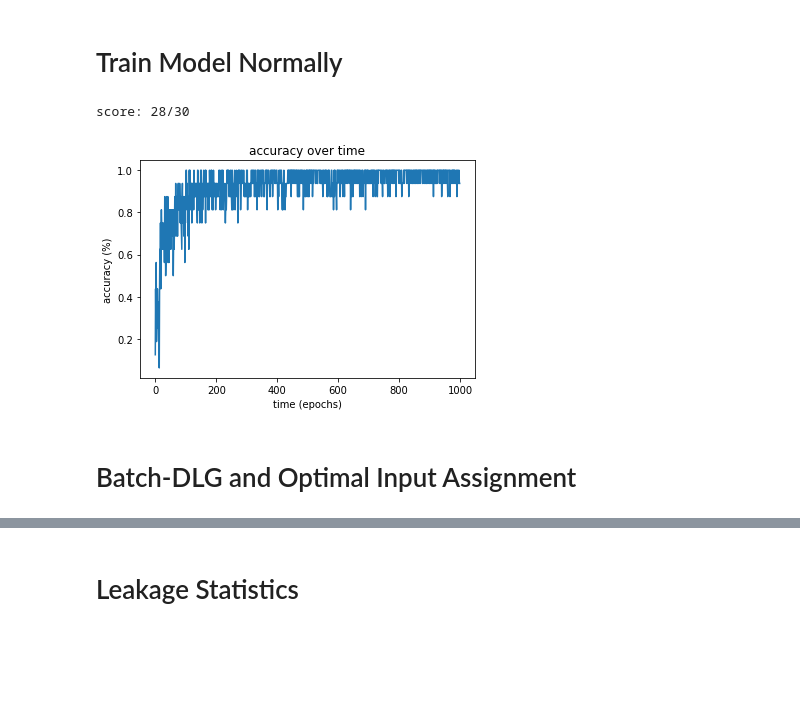
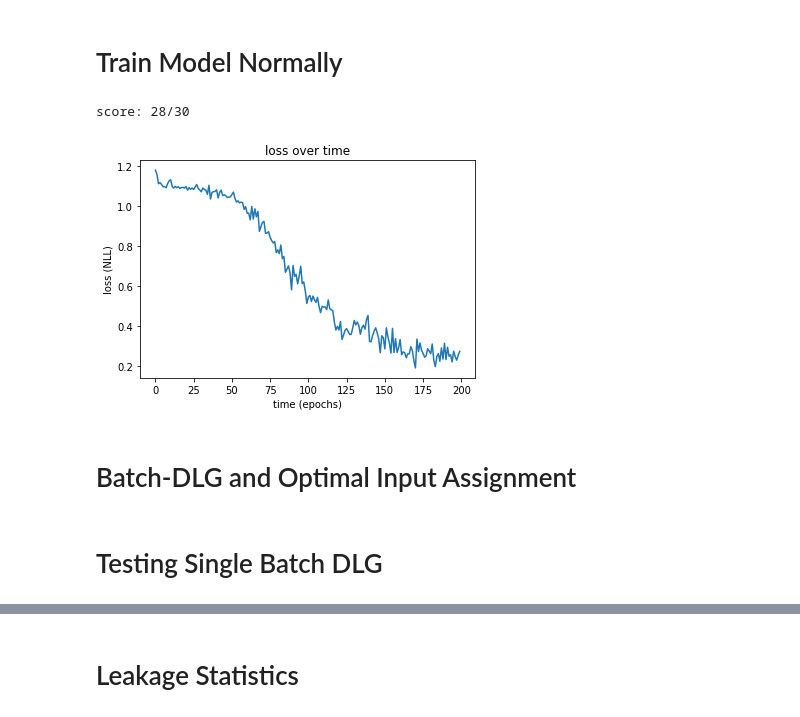
Before and after one commit to mgozon/DLG-UROP, a Jupyter notebook: Batch_DLG_Evolution_Iris_Dataset.ipynb, the cells around one changed output, grey strips where cells are left out. Cells and saved outputs as stored; diff of their text form; code cells hidden in the pictures; blank space fills up the shorter version.

```diff
--- a/Batch_DLG_Evolution_Iris_Dataset.ipynb
+++ b/Batch_DLG_Evolution_Iris_Dataset.ipynb
@@ -54,11 +54,5 @@ def cross_entropy_for_onehot(pred, target):
 # %%
-# a random fully connected neural network with random weights and biases
-def weights_init(m):
-    if hasattr(m, "weight"):
-        m.weight.data.uniform_(-0.5, 0.5)
-    if hasattr(m, "bias"):
-        m.bias.data.uniform_(-0.5, 0.5)
-
+# a fully connected neural network with random weights and biases
 class FcNet(nn.Module):
     def __init__(self):
         super(FcNet, self).__init__()
@@ -71,16 +65,21 @@ class FcNet(nn.Module):
             nn.Linear(100, 100),
             act(),
             nn.Linear(100, 3),
-            act(),
+            nn.Softmax(dim=1),
         )
 
     def forward(self, x):
         out = self.body(x)
-        out = out.view(out.size(0), -1)
         return out
 
+def weights_init(m):
+    if hasattr(m, "weight"):
+        nn.init.xavier_normal_(m.weight.data)
+    if hasattr(m, "bias"):
+        nn.init.normal_(m.bias.data)
+
+# instantiation
 net = FcNet().to(device)
-
 net.apply(weights_init)
 criterion = cross_entropy_for_onehot
 # %% [markdown]
@@ -90,17 +89,14 @@ criterion = cross_entropy_for_onehot
 from sklearn.datasets import load_iris
 dst = load_iris()
 dst_length = dst.data.shape[0]
+scaler = StandardScaler()
+scaled_data = scaler.fit_transform(dst.data)
 
 train_indices, test_indices = random_split(range(dst_length), [int(dst_length*4/5), int(dst_length*1/5)])
 train_indices = train_indices.indices
 test_indices = test_indices.indices
-train_data = dst.data[train_indices]; train_target = dst.target[train_indices]
-test_data = dst.data[test_indices]; test_target = dst.target[test_indices]
-
-# useful in making a more accurate model
-scaler = StandardScaler()
-train_data = scaler.fit_transform(train_data)
-test_data = scaler.fit_transform(test_data)
+train_data = scaled_data[train_indices]; train_target = dst.target[train_indices]
+test_data = scaled_data[test_indices]; test_target = dst.target[test_indices]
 # %% [markdown]
 # Train Model Normally
 # %%
@@ -178,19 +163,18 @@ def train_net_LBFGS(train_data, train_target, batch_size = 16, epochs = 100):
 # %%
 # note that parameters batch_size and epochs are tuned to yield a more accurate model
 net.apply(weights_init)
-batch_size = 16
-epochs = 1000
-verbose = False
-accuracies = train_net_Adam(train_data, train_target, batch_size, epochs, verbose)
-test_net(test_data, test_target, verbose = False)
+batch_size = 32 # this affects the smoothness of the loss graph
+epochs = 200
+losses = train_net_Adam(train_data, train_target, batch_size, epochs)
+test_net(test_data, test_target)
 
-plt.plot(list(range(epochs)), accuracies)
-plt.title('accuracy over time')
+plt.plot(list(range(epochs)), losses)
+plt.title('loss over time')
 plt.xlabel('time (epochs)')
-plt.ylabel('accuracy (%)')
+plt.ylabel('loss (NLL)')
 plt.show()
 # %% [output]
 score: 28/30
-[figure, old version]
+[figure, new version]
 # %% [markdown]
 # Batch-DLG and Optimal Input Assignment
@@ -197 +286,3 @@ score: 28/30
+# %% [markdown]
+# Testing Single Batch DLG
 # %%
```
Also changed, not shown: parts of 16 cells of this notebook.
